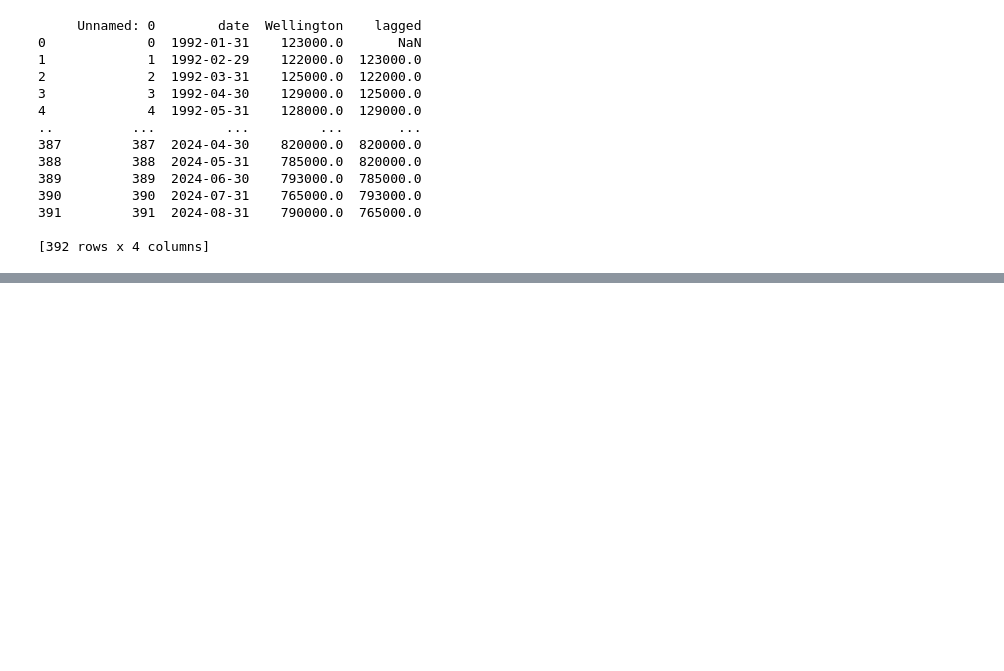
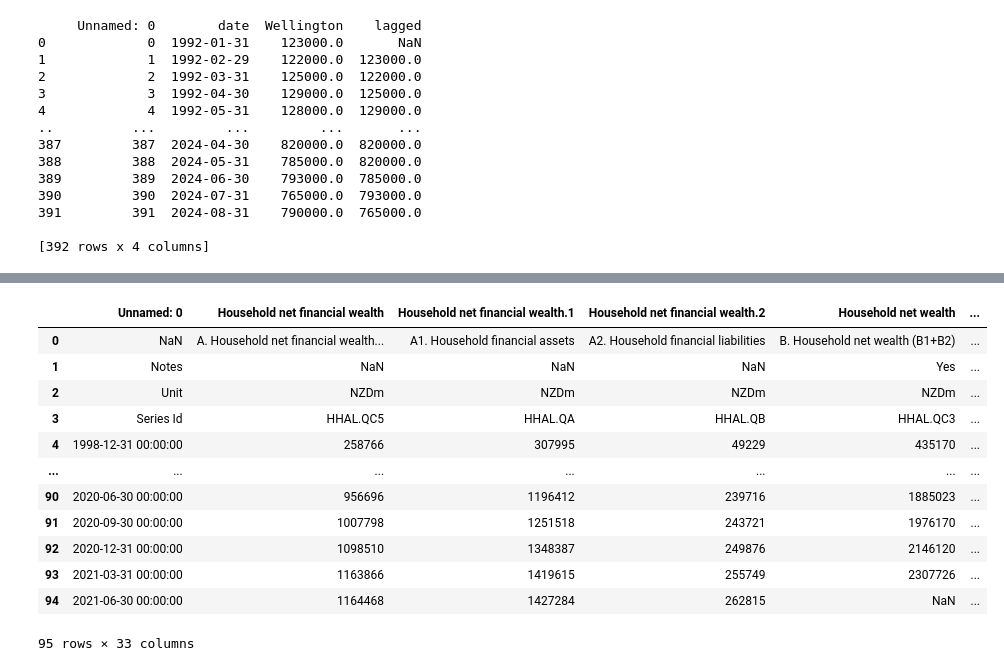
Before and after one commit to Sheepsta300/Machine-Learning-Project, a Jupyter notebook: Housing_Price_Predictor.ipynb, the cells around one changed output, grey strips where cells are left out. Cells and saved outputs as stored; diff of their text form; code cells hidden in the pictures; blank space fills up the shorter version.

```diff
--- a/Housing_Price_Predictor.ipynb
+++ b/Housing_Price_Predictor.ipynb
@@ -247,0 +54,17 @@ welly_labour.head()
+# %%
+df_expenses = pd.read_excel('House expense.xlsx')
+df_expenses
+# %% [output]
+|  | Unnamed: 0 | Household net financial wealth | Household net financial wealth.1 | Household net financial wealth.2 | Household net wealth | ... |
+| 0 | NaN | A. Household net financial wealth... | A1. Household financial assets | A2. Household financial liabilities | B. Household net wealth (B1+B2) | ... |
+| 1 | Notes | NaN | NaN | NaN | Yes | ... |
+| 2 | Unit | NZDm | NZDm | NZDm | NZDm | ... |
+| 3 | Series Id | HHAL.QC5 | HHAL.QA | HHAL.QB | HHAL.QC3 | ... |
+| 4 | 1998-12-31 00:00:00 | 258766 | 307995 | 49229 | 435170 | ... |
+| ... | ... | ... | ... | ... | ... | ... |
+| 90 | 2020-06-30 00:00:00 | 956696 | 1196412 | 239716 | 1885023 | ... |
+| 91 | 2020-09-30 00:00:00 | 1007798 | 1251518 | 243721 | 1976170 | ... |
+| 92 | 2020-12-31 00:00:00 | 1098510 | 1348387 | 249876 | 2146120 | ... |
+| 93 | 2021-03-31 00:00:00 | 1163866 | 1419615 | 255749 | 2307726 | ... |
+| 94 | 2021-06-30 00:00:00 | 1164468 | 1427284 | 262815 | NaN | ... |
+95 rows × 33 columns
```
Also changed, not shown: parts of 41 cells of this notebook.
